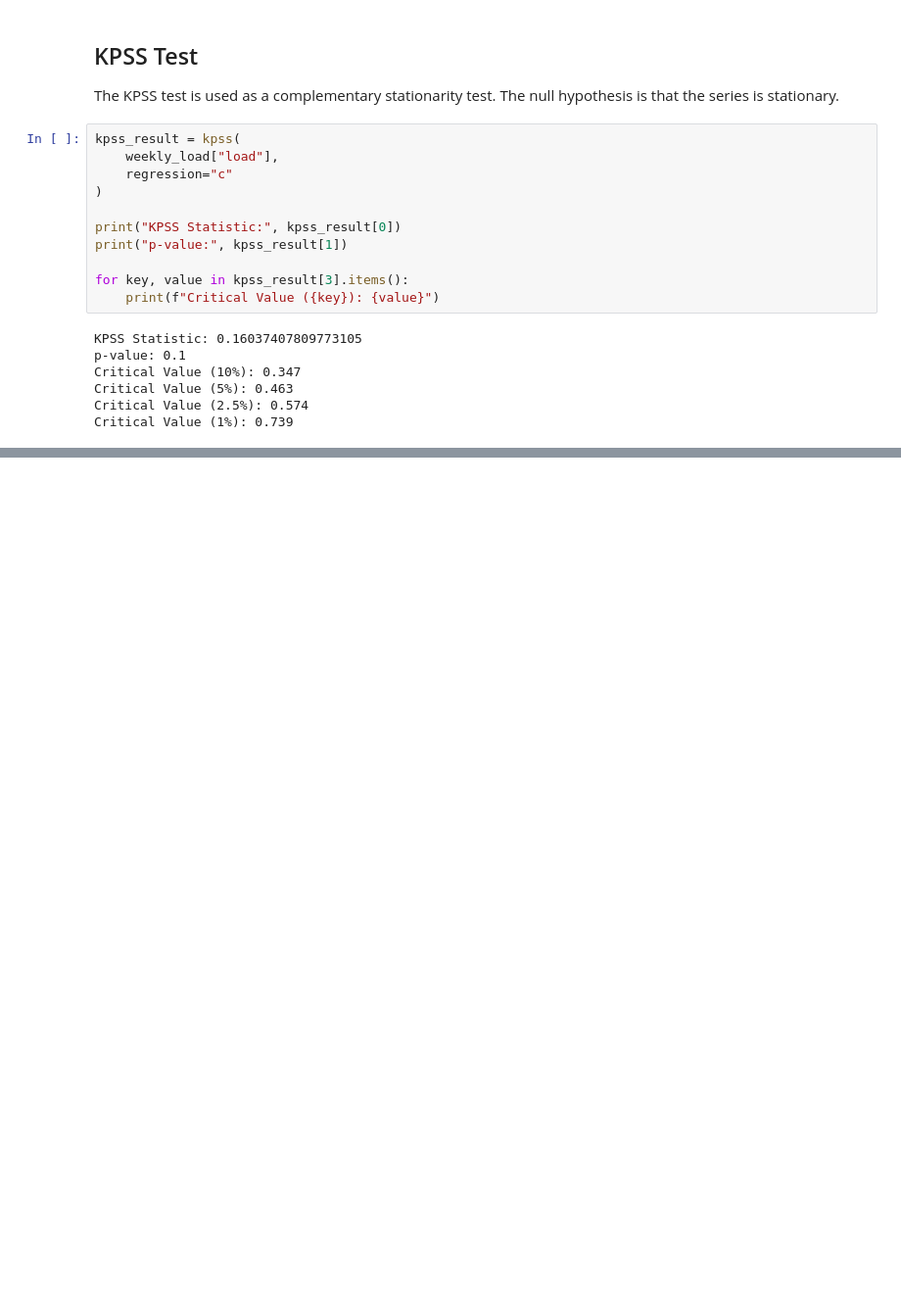
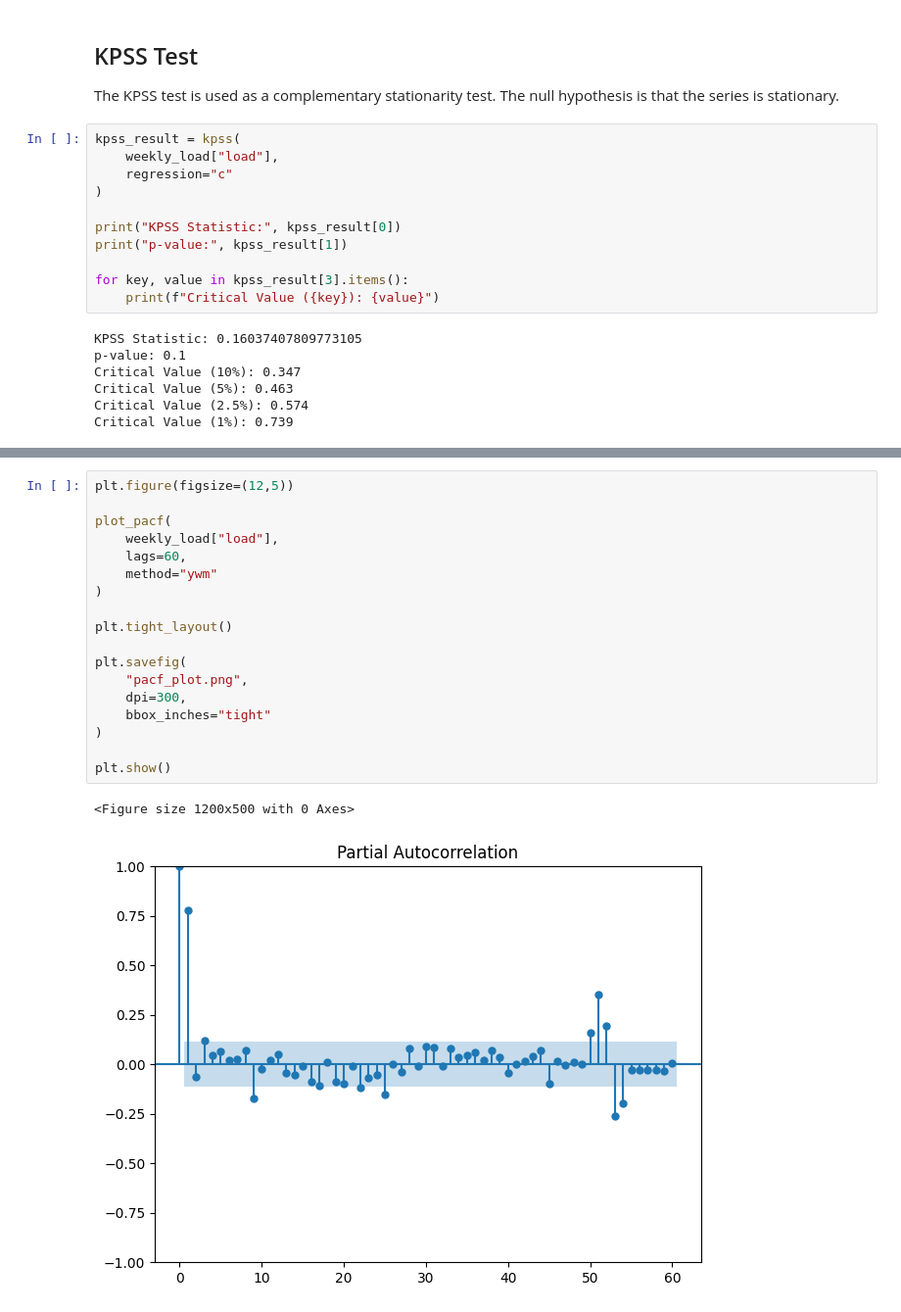
Before and after one commit to dekshinaudayan/german-electricity-demand-forecasting, a Jupyter notebook: notebooks/02_Stationarity_Analysis.ipynb, the cells around one changed output, grey strips where cells are left out. Shown at 98% size. Saved outputs shown, nothing was run; the diff lists cells and outputs as text; blank space fills up the shorter version.

```diff
--- a/notebooks/02_Stationarity_Analysis.ipynb
+++ b/notebooks/02_Stationarity_Analysis.ipynb
@@ -131,0 +156,21 @@ Critical Value (1%): 0.739
+# %%
+plt.figure(figsize=(12,5))
+
+plot_pacf(
+    weekly_load["load"],
+    lags=60,
+    method="ywm"
+)
+
+plt.tight_layout()
+
+plt.savefig(
+    "pacf_plot.png",
+    dpi=300,
+    bbox_inches="tight"
+)
+
+plt.show()
+# %% [output]
+<Figure size 1200x500 with 0 Axes>
+[figure, added]
```
Also changed, not shown: parts of 2 cells of this notebook.
